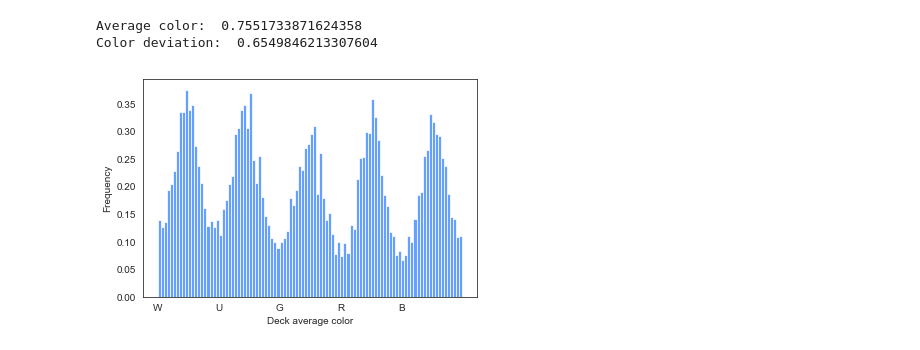
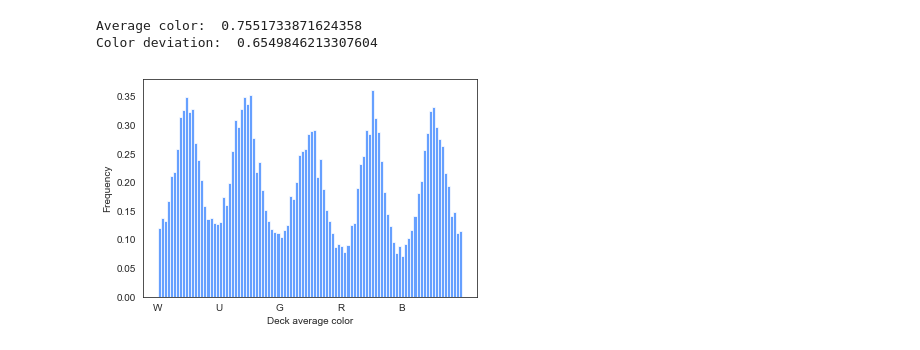
Before and after one commit to khakhalin/MTG, a Jupyter notebook: Arseny/guilds.ipynb, the cells around one changed output. Drawn from its saved outputs; the diff is of its cells as text; code cells hidden in the pictures.

```diff
--- a/Arseny/guilds.ipynb
+++ b/Arseny/guilds.ipynb
@@ -152,6 +152,9 @@ print('Expected time for full analysis: ', np.floor(len(draftData[player])/100/6
 Expected time for full analysis:  14.0  min.
 # %% [markdown]
 Main loop (may be very slow!)
+# %%
+maxDeckNumber = 20000
+# maxDeckNumber = len(draftData)
 # %%
 draftCount = 0
 player = 'human' # normally should be 'human', but can also be bot1 or another bot
@@ -159,7 +162,7 @@ deckColorM = [0]*len(draftData[player])
 deckColorV = [0]*len(draftData[player])
 
 ticTime = time.time()
-for pile in draftData[player][0:10000]:
+for pile in draftData[player][0:maxDeckNumber]:
     pile = fixName(pile)
     pile = pile.lower()
     pile = pile.split(',')
@@ -189,10 +197,11 @@ Color deviation:  0.6549846213307604
 # %%
-# deckColorId
+# Mean deck color (deckColorM)
 
 fig, ax = plt.subplots()
-n, bins, patches = plt.hist(deckColorId[0:10000], 100, density=True, facecolor=(0.2,0.5,1), alpha=0.75)
+n, bins, patches = plt.hist(deckColorM[0:maxDeckNumber], 100, density=True, facecolor=(0.2,0.5,1), alpha=0.75)
+#plt.xlim((0,5))
 plt.xlabel('Deck average color')
 plt.ylabel('Frequency')
 plt.xticks(np.arange(6), ('W','U','G','R','B'));
 # %% [output]
-[figure, old version]
+[figure, new version]
```
Also changed, not shown: parts of 5 cells of this notebook, 2 other files.
